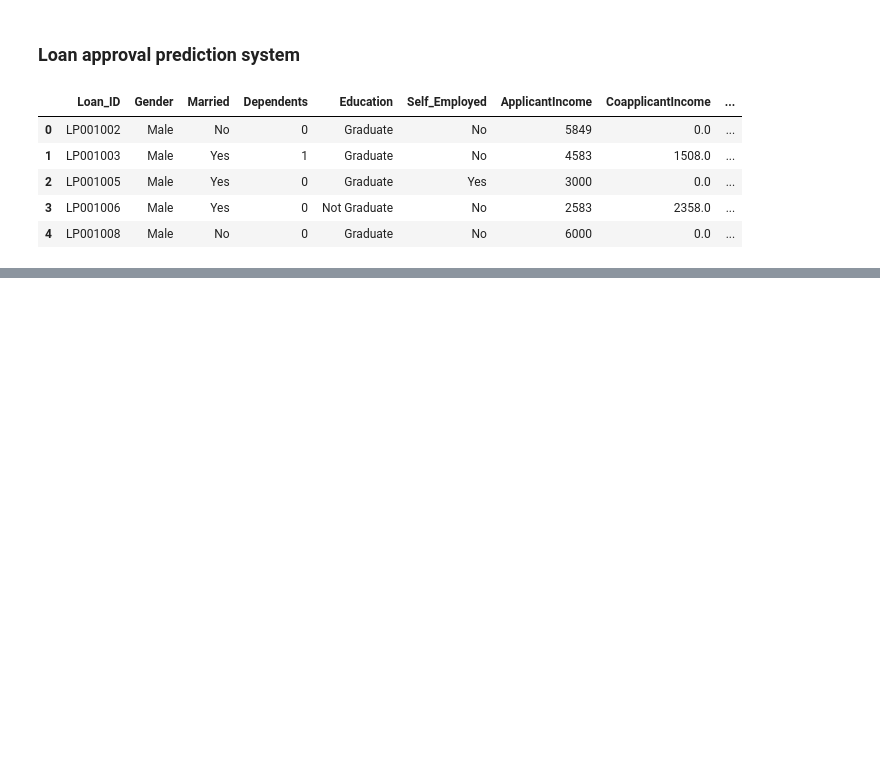
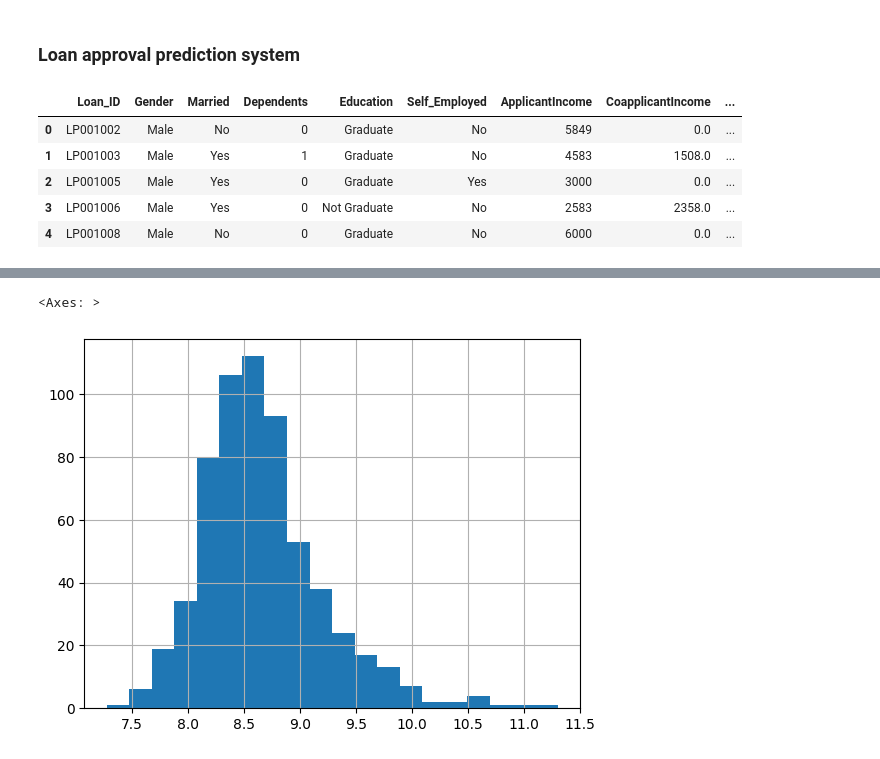
Before and after one commit to huytoncon/Project1, a Jupyter notebook: project_1.ipynb, the cells around one changed output, grey strips where cells are left out. Drawn from its saved outputs; the diff is of its cells as text; code cells hidden in the pictures; blank space fills up the shorter version.

```diff
--- a/project_1.ipynb
+++ b/project_1.ipynb
@@ -17,0 +82,7 @@ data.head()
+# %%
+df['TotalIncome']=df['ApplicantIncome']+df['CoapplicantIncome']
+df['TotalIncome_log']=np.log(df['TotalIncome'])
+df['TotalIncome_log'].hist(bins=20)
+# %% [output]
+<Axes: >
+[figure, added]
```
Also changed, not shown: parts of 7 cells of this notebook.
